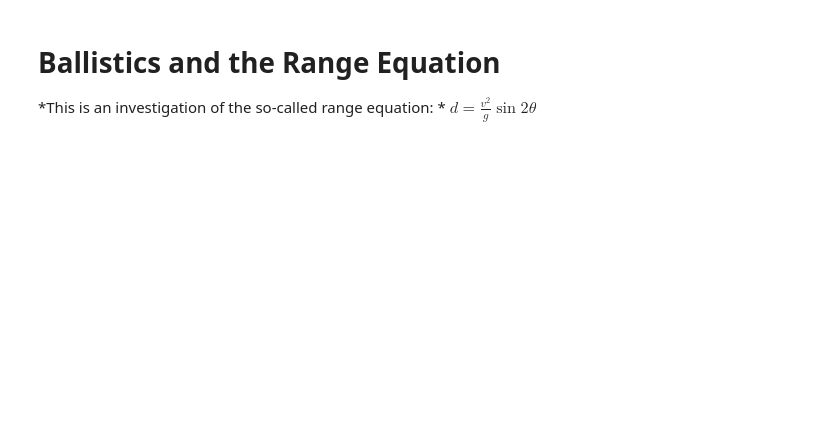
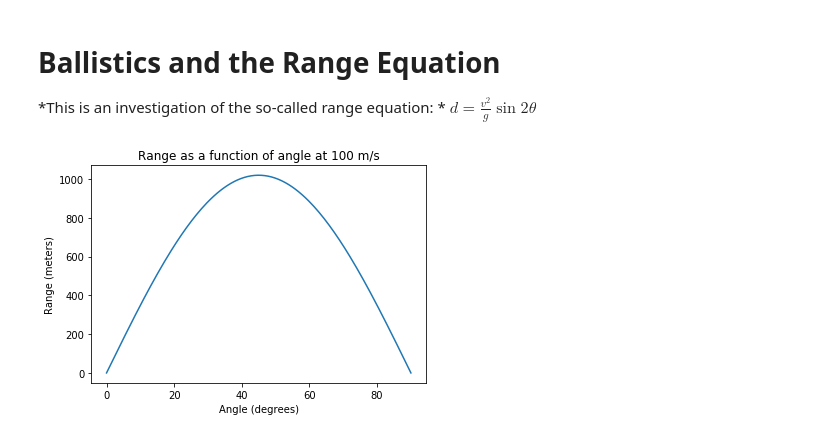
Before and after one commit to ellaedmonds/datascience, a Jupyter notebook: ballistics.ipynb, the cells around one changed output. Cells and saved outputs as stored; diff of their text form; code cells hidden in the pictures; blank space fills up the shorter version.

```diff
--- a/ballistics.ipynb
+++ b/ballistics.ipynb
@@ -9,10 +9,11 @@ import matplotlib.pyplot as plt
 angledegrees = linspace(0, 90, num=180)
 # %%
 def rangeformula(v, theta):
+    Ranges = []
     for n in theta:
         Range = ((v**2)/9.81)*sin(2*radians(n))
         Ranges.append(Range)
-    return zip (theta,Range)
+    return Ranges
     """
     Inputs:
         v -  velocity in m/s
@@ -26,9 +27,11 @@ def rangeformula(v, theta):
 ##    Range = ((100**2)/9.81)*sin(2*radians(n))
 ##    Ranges.append(Range)
 # %%
-plt.plot(rangeformula(100,angledegrees))
-plt.title("Range as a function of angle at 100 m/s")
+plt.plot(angledegrees,rangeformula(100,angledegrees))
+plt.title("Range as a function of Angle at 100 m/s")
 plt.xlabel("Angle (degrees)")
 plt.ylabel("Range (meters)")
 plt.show()
+# %% [output]
+[figure, added]
 # %%
```
Also changed, not shown: parts of 5 cells of this notebook.
